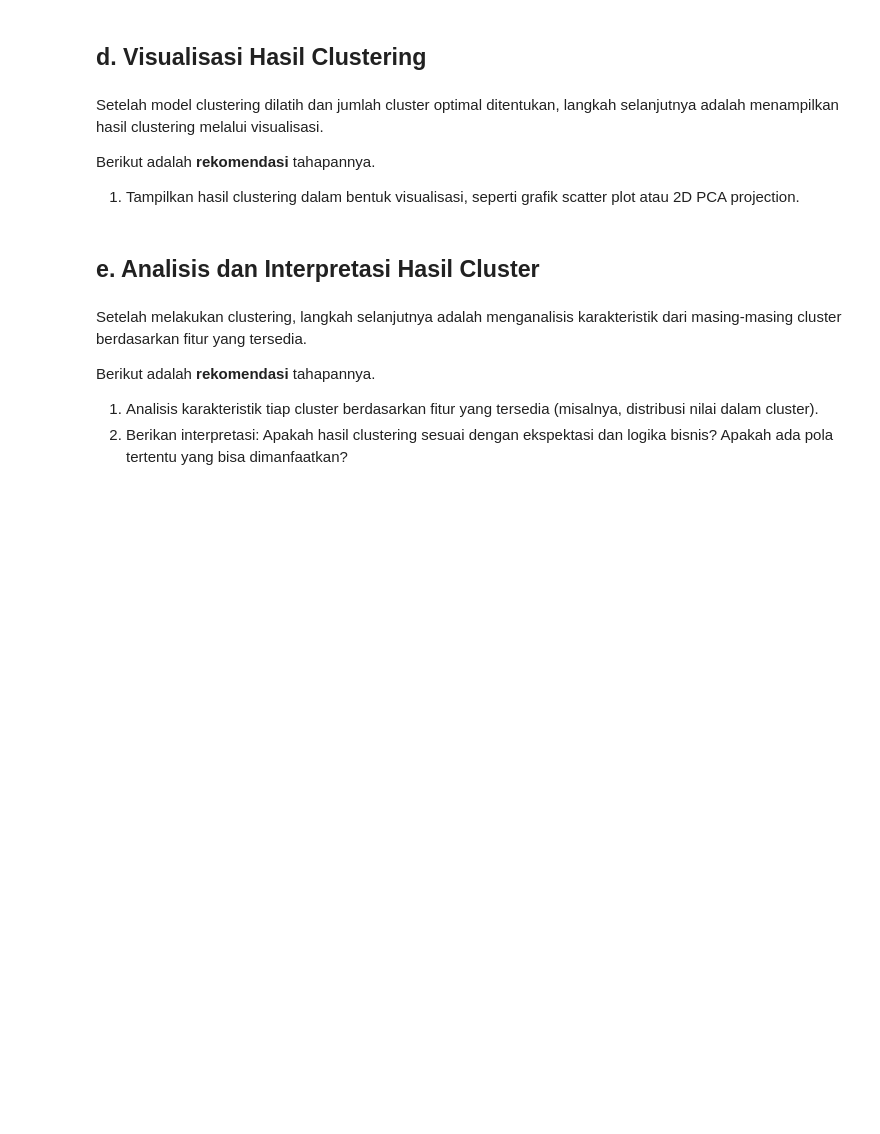
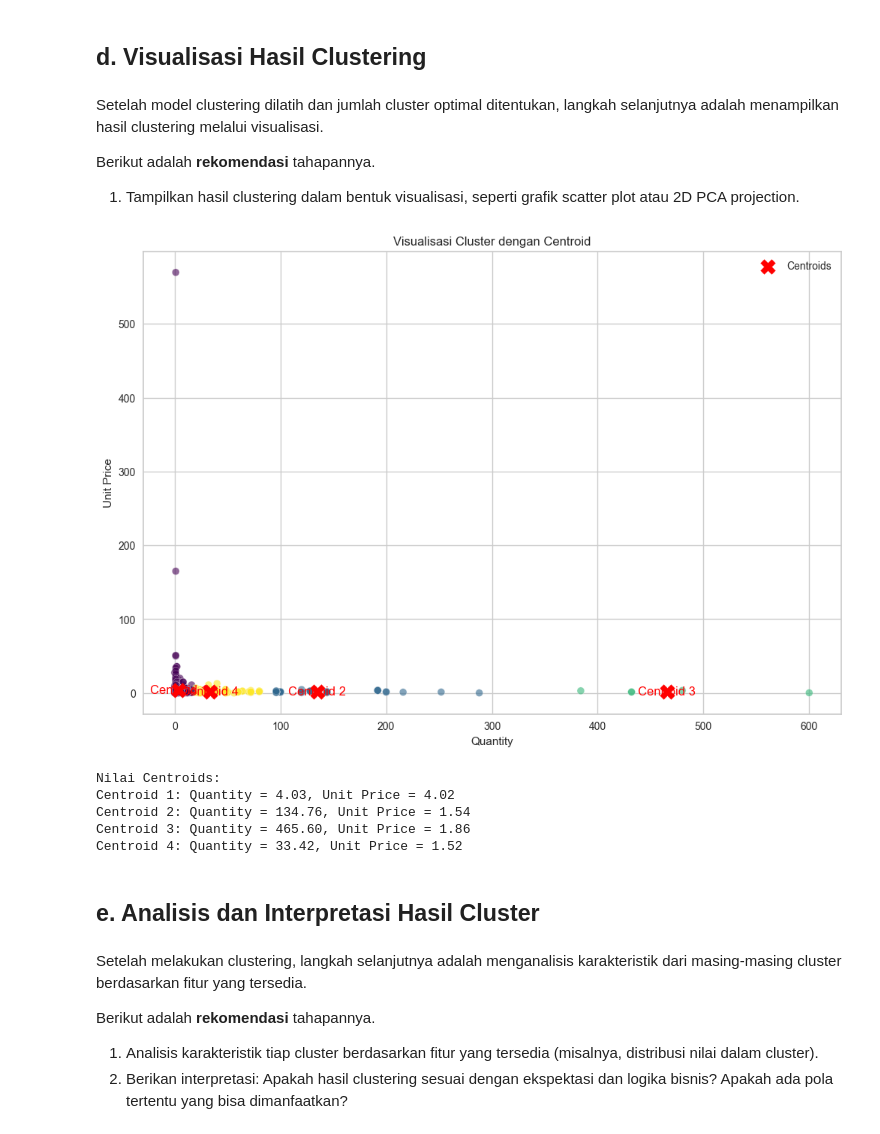
Before and after one commit to rismanobahar/e-commerce-machine-learning, a Jupyter notebook: [Clustering]_Submission_Akhir_BMLP_Rismano_Baharuddin_Muhammad.ipynb, the cells around one changed output. Drawn from its saved outputs; the diff is of its cells as text; code cells hidden in the pictures; blank space fills up the shorter version.

```diff
--- a/[Clustering]_Submission_Akhir_BMLP_Rismano_Baharuddin_Muhammad.ipynb
+++ b/[Clustering]_Submission_Akhir_BMLP_Rismano_Baharuddin_Muhammad.ipynb
@@ -217,3 +377,41 @@ Berikut adalah **rekomendasi** tahapannya.
+# %%
+import matplotlib.pyplot as plt
+
+# Menentukan posisi centroid
+centroids = kmeans.cluster_centers_
+
+# Visualisasi cluster
+plt.figure(figsize=(12, 8))
+
+# Plot data
+plt.scatter(X[:, 0], X[:, 1], c=labels, cmap='viridis', s=50, alpha=0.6, edgecolors='w', marker='o')
+
+# Plot centroid
+plt.scatter(centroids[:, 0], centroids[:, 1], c='red', s=200, marker='X', label='Centroids')
+
+# Menambahkan label centroid pada plot
+for i, centroid in enumerate(centroids):
+    plt.text(centroid[0], centroid[1], f'Centroid {i+1}', color='red', fontsize=12, ha='center', va='center')
+
+# Menambahkan judul dan label
+plt.title('Visualisasi Cluster dengan Centroid')
+plt.xlabel('Quantity')
+plt.ylabel('Unit Price')
+plt.legend()
+
+plt.show()
+
+# Menampilkan nilai centroid
+print("Nilai Centroids:")
+for i, centroid in enumerate(centroids):
+    print(f"Centroid {i+1}: Quantity = {centroid[0]:.2f}, Unit Price = {centroid[1]:.2f}")
+# %% [output]
+[figure, added]
+Nilai Centroids:
+Centroid 1: Quantity = 4.03, Unit Price = 4.02
+Centroid 2: Quantity = 134.76, Unit Price = 1.54
+Centroid 3: Quantity = 465.60, Unit Price = 1.86
+Centroid 4: Quantity = 33.42, Unit Price = 1.52
 # %% [markdown]
 ## **e. Analisis dan Interpretasi Hasil Cluster**
 # %% [markdown]
```
Also changed, not shown: parts of 23 cells of this notebook, 1 other file.
